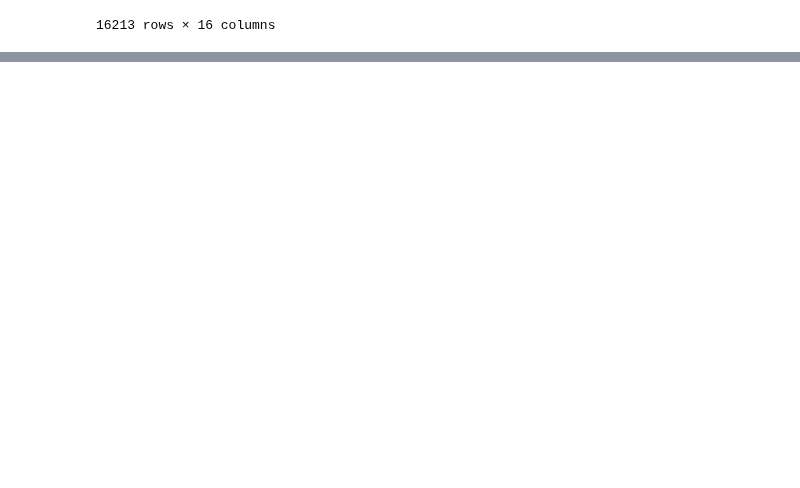
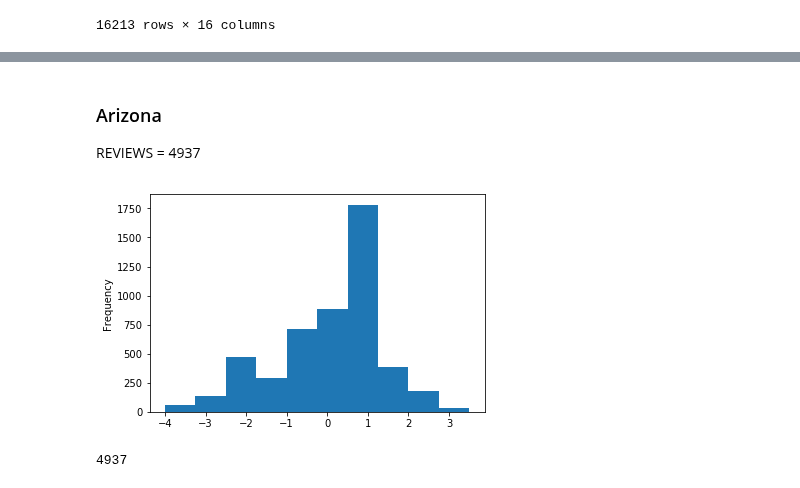
Before and after one commit to CornellDataScience/NLP_Research-FA17, a Jupyter notebook: local-elites/workspace/week5.ipynb, the cells around one changed output, grey strips where cells are left out. Saved outputs shown, nothing was run; the diff lists cells and outputs as text; code cells hidden in the pictures; blank space fills up the shorter version.

```diff
--- a/local-elites/workspace/week5.ipynb
+++ b/local-elites/workspace/week5.ipynb
@@ -214,0 +255,13 @@ with open('userReviewDates.json', 'w') as f:
+# %% [markdown]
+### Arizona
+REVIEWS = 4937
+# %%
+st = "Arizona"
+tmp = evalTable.query('gmm_state == @st').reset_index(drop=True)
+tmp['difference1'] = (tmp['stars_x'] - tmp['stars_y'])
+tmp['difference1'].plot(kind='hist')
+plt.show()
+len(tmp)
+# %% [output]
+[figure, added]
+4937
```
Also changed, not shown: parts of 25 cells of this notebook.
